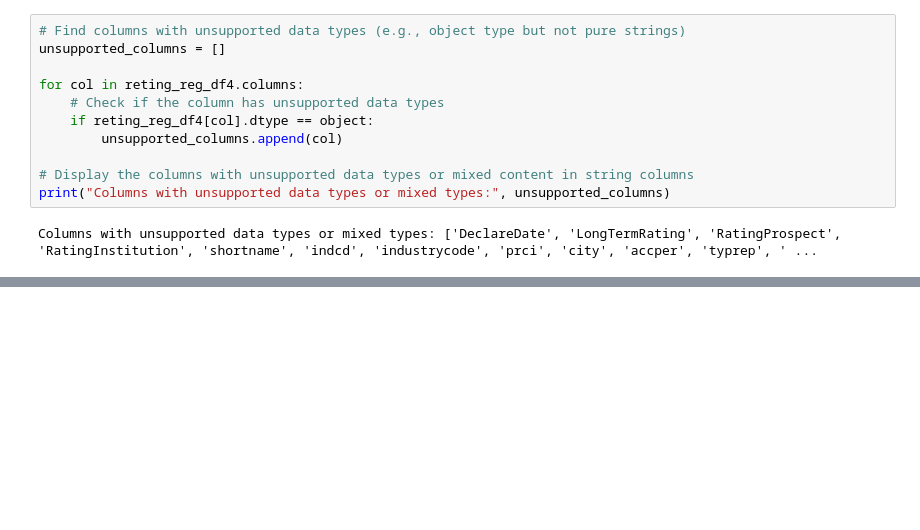
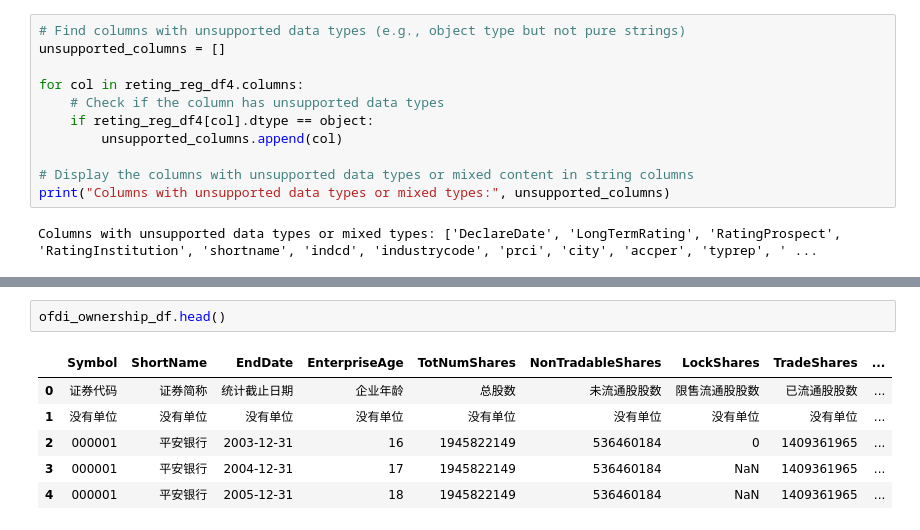
Before and after one commit to wangyouan/CapitalControl, a Jupyter notebook: Notebook/AppendFinanceCost.ipynb, the cells around one changed output, grey strips where cells are left out. Cells and saved outputs as stored; diff of their text form; blank space fills up the shorter version.

```diff
--- a/Notebook/AppendFinanceCost.ipynb
+++ b/Notebook/AppendFinanceCost.ipynb
@@ -774,0 +815,9 @@ unsupported_columns
+# %%
+ofdi_ownership_df.head()
+# %% [output]
+|  | Symbol | ShortName | EndDate | EnterpriseAge | TotNumShares | NonTradableShares | LockShares | TradeShares | ... |
+| 0 | 证券代码 | 证券简称 | 统计截止日期 | 企业年龄 | 总股数 | 未流通股股数 | 限售流通股股数 | 已流通股股数 | ... |
+| 1 | 没有单位 | 没有单位 | 没有单位 | 没有单位 | 没有单位 | 没有单位 | 没有单位 | 没有单位 | ... |
+| 2 | 000001 | 平安银行 | 2003-12-31 | 16 | 1945822149 | 536460184 | 0 | 1409361965 | ... |
+| 3 | 000001 | 平安银行 | 2004-12-31 | 17 | 1945822149 | 536460184 | NaN | 1409361965 | ... |
+| 4 | 000001 | 平安银行 | 2005-12-31 | 18 | 1945822149 | 536460184 | NaN | 1409361965 | ... |
```
Also changed, not shown: parts of 14 cells of this notebook.
